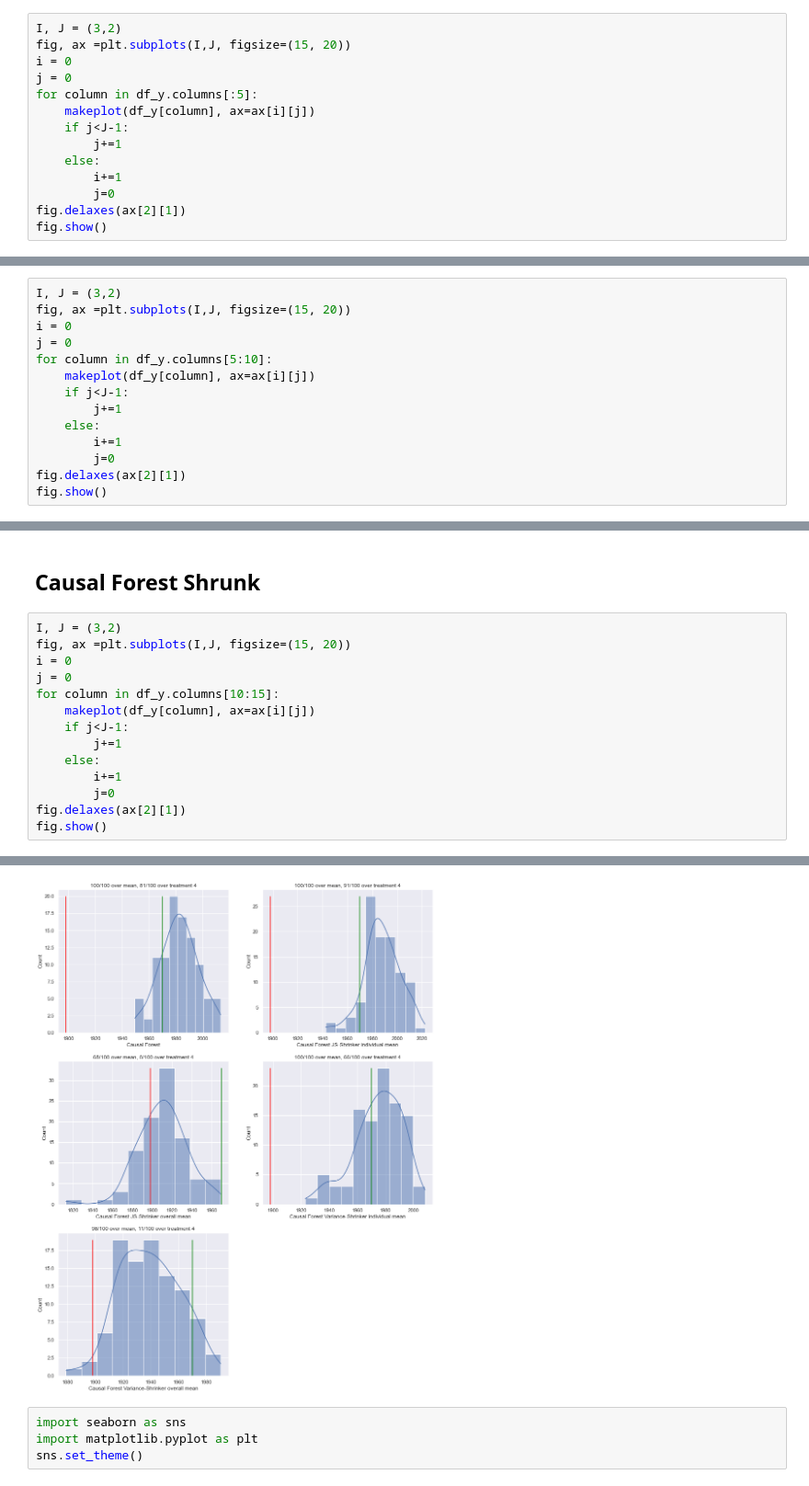
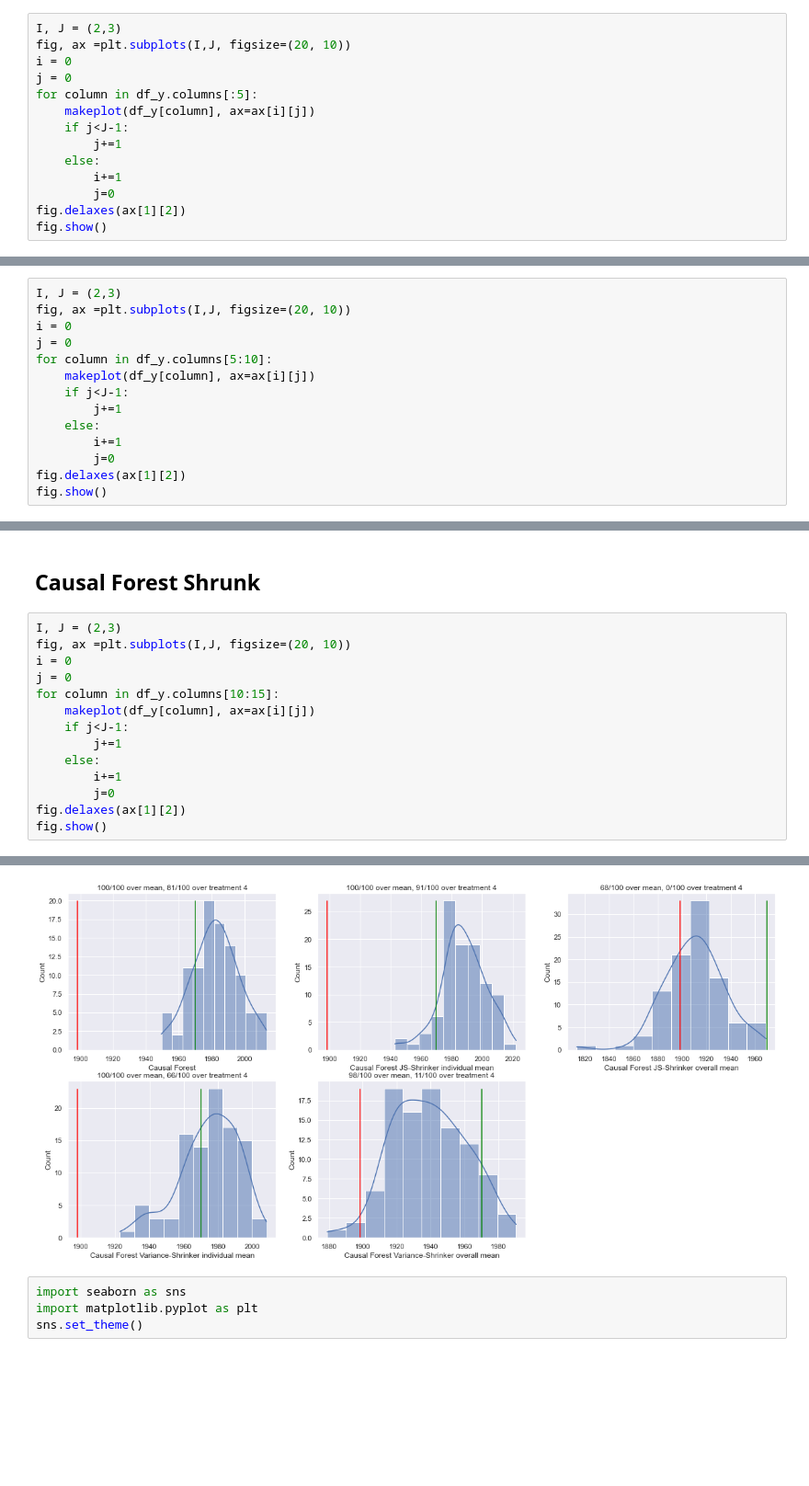
Before and after one commit to fmssn/master-thesis, a Jupyter notebook: Analytics.ipynb, the cells around one changed output, grey strips where cells are left out. Shown at 92% size. Cells and saved outputs as stored; diff of their text form; blank space fills up the shorter version.

```diff
--- a/Analytics.ipynb
+++ b/Analytics.ipynb
@@ -129,8 +151,8 @@ Matplotlib is currently using module://matplotlib_inline.backend_inline, which i
 # %% [markdown]
 ## VTRF Shrunk
 # %%
-I, J = (3,2)
-fig, ax =plt.subplots(I,J, figsize=(15, 20))
+I, J = (2,3)
+fig, ax =plt.subplots(I,J, figsize=(20, 10))
 i = 0
 j = 0
 for column in df_y.columns[:5]:
@@ -140,7 +162,7 @@ for column in df_y.columns[:5]:
     else:
         i+=1
         j=0
-fig.delaxes(ax[2][1])
+fig.delaxes(ax[1][2])
 fig.show()
 # %% [output]
 Matplotlib is currently using module://matplotlib_inline.backend_inline, which is a non-GUI backend, so cannot show the figure.
@@ -148,8 +170,8 @@ Matplotlib is currently using module://matplotlib_inline.backend_inline, which i
 # %% [markdown]
 ## Causal Net Shrunk
 # %%
-I, J = (3,2)
-fig, ax =plt.subplots(I,J, figsize=(15, 20))
+I, J = (2,3)
+fig, ax =plt.subplots(I,J, figsize=(20, 10))
 i = 0
 j = 0
 for column in df_y.columns[5:10]:
@@ -159,7 +181,7 @@ for column in df_y.columns[5:10]:
     else:
         i+=1
         j=0
-fig.delaxes(ax[2][1])
+fig.delaxes(ax[1][2])
 fig.show()
 # %% [output]
 Matplotlib is currently using module://matplotlib_inline.backend_inline, which is a non-GUI backend, so cannot show the figure.
@@ -167,22 +189,22 @@ Matplotlib is currently using module://matplotlib_inline.backend_inline, which i
 # %% [markdown]
 ## Causal Forest Shrunk
 # %%
-I, J = (3,2)
-fig, ax =plt.subplots(I,J, figsize=(15, 20))
+I, J = (2,3)
+fig, ax =plt.subplots(I,J, figsize=(20, 10))
 i = 0
 j = 0
 for column in df_y.columns[10:15]:
     makeplot(df_y[column], ax=ax[i][j])
     if j<J-1:
         j+=1
     else:
         i+=1
         j=0
-fig.delaxes(ax[2][1])
+fig.delaxes(ax[1][2])
 fig.show()
 # %% [output]
 Matplotlib is currently using module://matplotlib_inline.backend_inline, which is a non-GUI backend, so cannot show the figure.
-[figure, old version]
+[figure, new version]
 # %%
 import seaborn as sns
 import matplotlib.pyplot as plt
```
Also changed, not shown: parts of 21 cells of this notebook, 16 other files.
